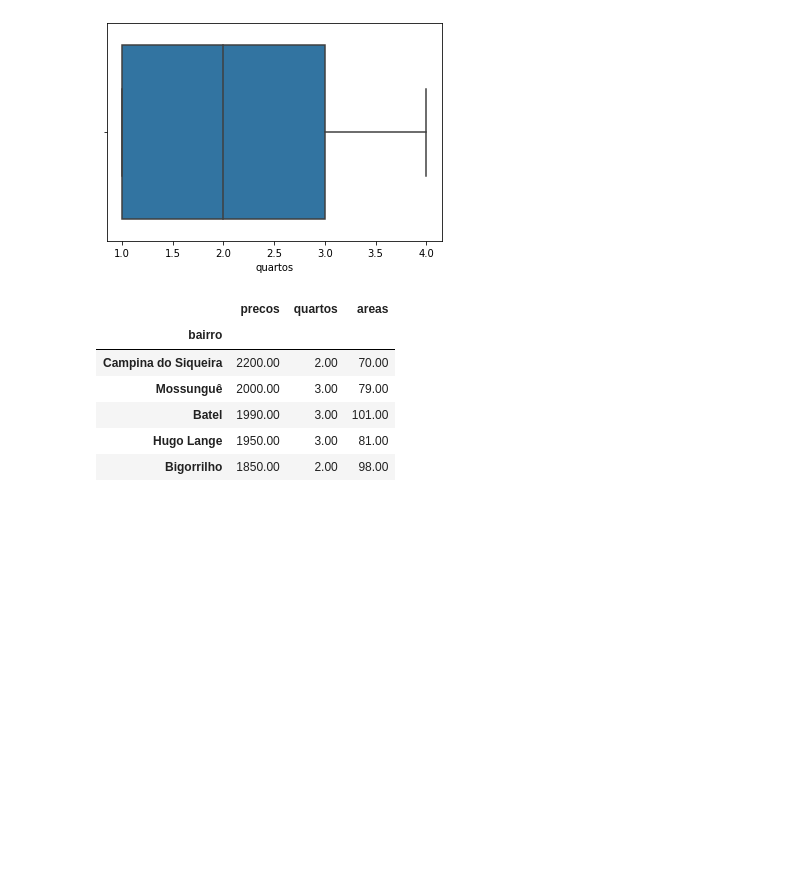
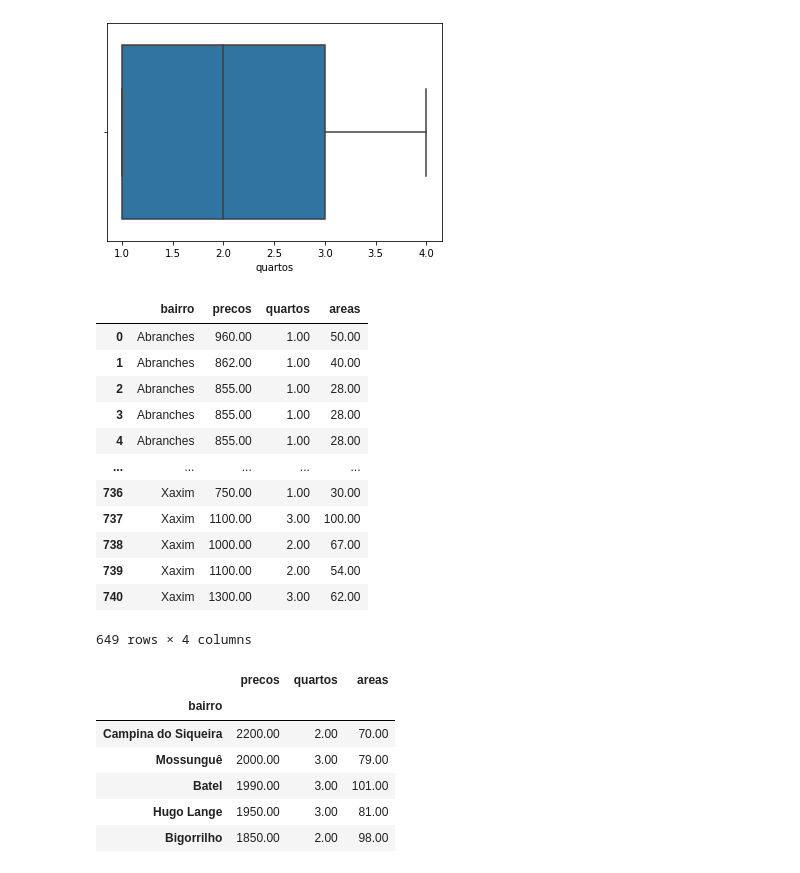
Before and after one commit to Fmarcelneves/Rental-price-analysis-and-forecast-Curitiba-PR, a Jupyter notebook: Data_exploration_Curitiba_rent.ipynb, the cells around one changed output. Drawn from its saved outputs; the diff is of its cells as text; code cells hidden in the pictures; blank space fills up the shorter version.

```diff
--- a/Data_exploration_Curitiba_rent.ipynb
+++ b/Data_exploration_Curitiba_rent.ipynb
@@ -163,3 +163,19 @@ sns.boxplot(da_ml['quartos']);
 # %% [output]
 Pass the following variable as a keyword arg: x. From version 0.12, the only valid positional argument will be `data`, and passing other arguments without an explicit keyword will result in an error o ...
 [figure]
+# %%
+da_ml
+# %% [output]
+|  | bairro | precos | quartos | areas |
+| 0 | Abranches | 960.00 | 1.00 | 50.00 |
+| 1 | Abranches | 862.00 | 1.00 | 40.00 |
+| 2 | Abranches | 855.00 | 1.00 | 28.00 |
+| 3 | Abranches | 855.00 | 1.00 | 28.00 |
+| 4 | Abranches | 855.00 | 1.00 | 28.00 |
+| ... | ... | ... | ... | ... |
+| 736 | Xaxim | 750.00 | 1.00 | 30.00 |
+| 737 | Xaxim | 1100.00 | 3.00 | 100.00 |
+| 738 | Xaxim | 1000.00 | 2.00 | 67.00 |
+| 739 | Xaxim | 1100.00 | 2.00 | 54.00 |
+| 740 | Xaxim | 1300.00 | 3.00 | 62.00 |
+649 rows × 4 columns
```
Also changed, not shown: parts of 1 cell of this notebook.
